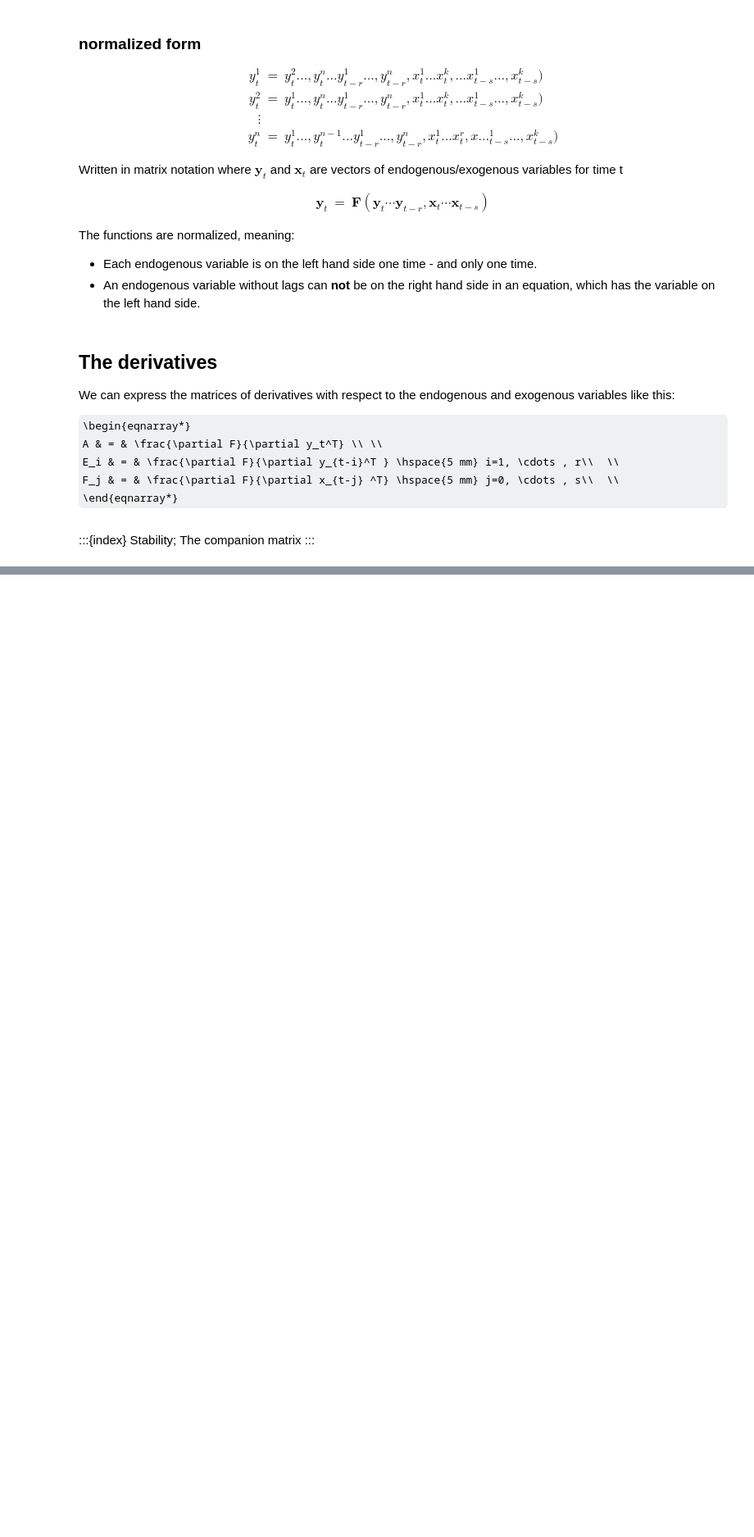
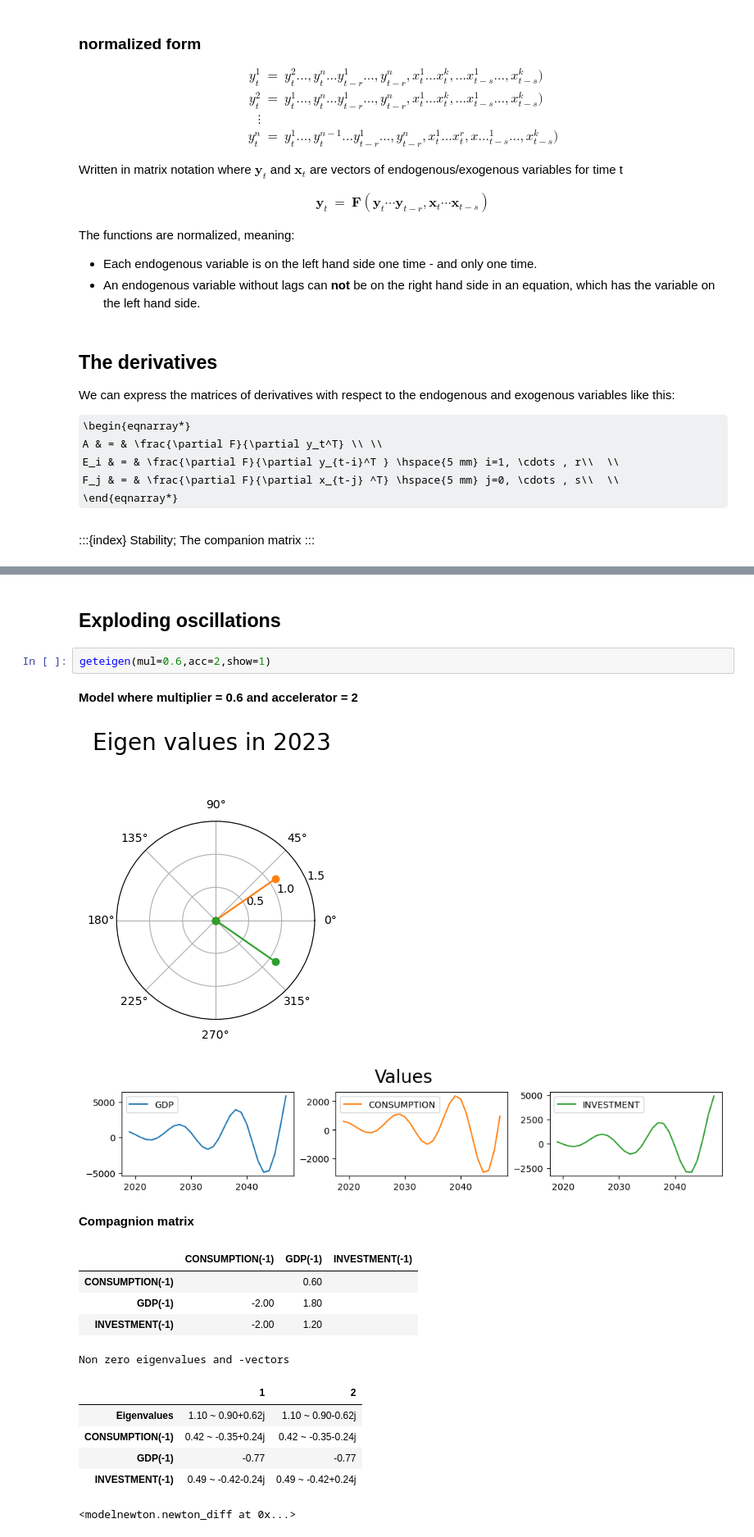
Before and after one commit to IbHansen/modelflow-manual, a Jupyter notebook: papers/addbook/content/stability/stability introduction.ipynb, the cells around one changed output, grey strips where cells are left out. Shown at 82% size. Cells and saved outputs as stored; diff of their text form; some formulas as TeX source; blank space fills up the shorter version.

```diff
--- a/papers/addbook/content/stability/stability introduction.ipynb
+++ b/papers/addbook/content/stability/stability introduction.ipynb
@@ -239,0 +283,20 @@ newton =  calculate_eigen(mul=0.5500,acc=2,years=30,show=0);
+# %% [markdown]
+## Exploding oscillations
+# %%
+geteigen(mul=0.6,acc=2,show=1)
+# %% [output]
+**Model where multiplier = 0.6 and accelerator = 2**
+[figure, added]
+[figure, added]
+**Compagnion matrix**
+|  | CONSUMPTION(-1) | GDP(-1) | INVESTMENT(-1) |
+| CONSUMPTION(-1) |  | 0.60 |  |
+| GDP(-1) | -2.00 | 1.80 |  |
+| INVESTMENT(-1) | -2.00 | 1.20 |  |
+Non zero eigenvalues and -vectors
+|  | 1 | 2 |
+| Eigenvalues | 1.10 ~ 0.90+0.62j | 1.10 ~ 0.90-0.62j |
+| CONSUMPTION(-1) | 0.42 ~ -0.35+0.24j | 0.42 ~ -0.35-0.24j |
+| GDP(-1) | -0.77 | -0.77 |
+| INVESTMENT(-1) | 0.49 ~ -0.42-0.24j | 0.49 ~ -0.42+0.24j |
+<modelnewton.newton_diff at 0x...>
```
Also changed, not shown: parts of 30 cells of this notebook, 2 other files.
